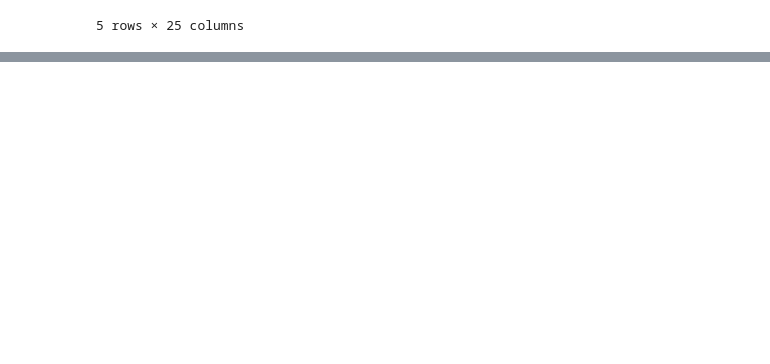
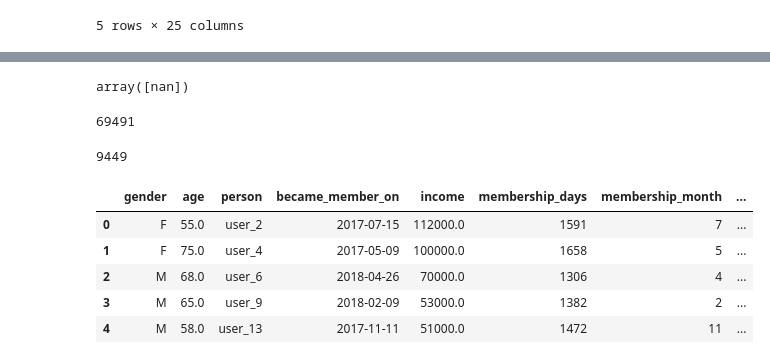
Before and after one commit to soodimilanlouei/Starbuck-Capstone-Challenge, a Jupyter notebook: EDA.ipynb, the cells around one changed output, grey strips where cells are left out. Drawn from its saved outputs; the diff is of its cells as text; code cells hidden in the pictures; blank space fills up the shorter version.

```diff
--- a/EDA.ipynb
+++ b/EDA.ipynb
@@ -172,0 +179,21 @@ Processing.offer_performance(merged_data)
+# %%
+xx['age'].unique()
+# %% [output]
+array([nan])
+# %%
+len(merged_data)
+# %% [output]
+69491
+# %%
+len(xx)
+# %% [output]
+9449
+# %%
+profile.head()
+# %% [output]
+|  | gender | age | person | became_member_on | income | membership_days | membership_month | ... |
+| 0 | F | 55.0 | user_2 | 2017-07-15 | 112000.0 | 1591 | 7 | ... |
+| 1 | F | 75.0 | user_4 | 2017-05-09 | 100000.0 | 1658 | 5 | ... |
+| 2 | M | 68.0 | user_6 | 2018-04-26 | 70000.0 | 1306 | 4 | ... |
+| 3 | M | 65.0 | user_9 | 2018-02-09 | 53000.0 | 1382 | 2 | ... |
+| 4 | M | 58.0 | user_13 | 2017-11-11 | 51000.0 | 1472 | 11 | ... |
```
Also changed, not shown: parts of 3 cells of this notebook, 2 other files.
